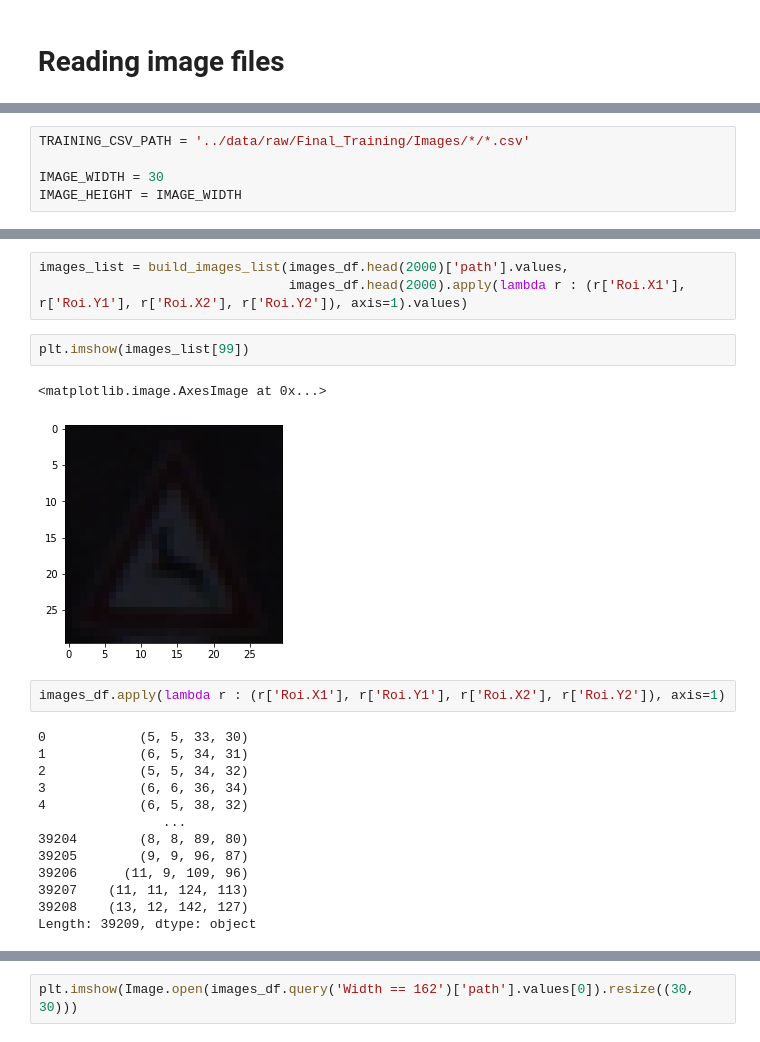
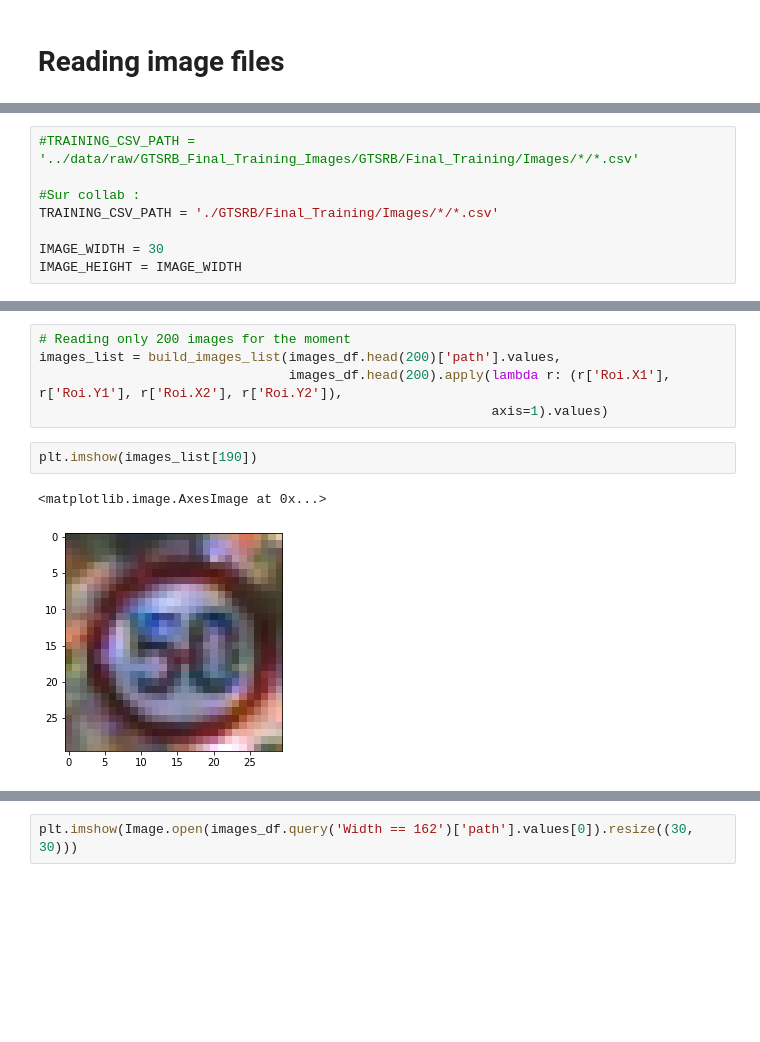
Before and after one commit to flo-pritzy/hands-on-2021, a Jupyter notebook: notebook/reading_images.ipynb, the cells around one changed output, grey strips where cells are left out. Saved outputs shown, nothing was run; the diff lists cells and outputs as text; blank space fills up the shorter version.

```diff
--- a/notebook/reading_images.ipynb
+++ b/notebook/reading_images.ipynb
@@ -11,5 +47,8 @@ import matplotlib.pyplot as plt
 # %%
-TRAINING_CSV_PATH = '../data/raw/Final_Training/Images/*/*.csv'
+#TRAINING_CSV_PATH = '../data/raw/GTSRB_Final_Training_Images/GTSRB/Final_Training/Images/*/*.csv'
+
+#Sur collab :
+TRAINING_CSV_PATH = './GTSRB/Final_Training/Images/*/*.csv'
 
 IMAGE_WIDTH = 30
 IMAGE_HEIGHT = IMAGE_WIDTH
@@ -90,23 +134,10 @@ images_df.head()
 # %%
-images_list = build_images_list(images_df.head(2000)['path'].values,
-                                images_df.head(2000).apply(lambda r : (r['Roi.X1'], r['Roi.Y1'], r['Roi.X2'], r['Roi.Y2']), axis=1).values)
+# Reading only 200 images for the moment
+images_list = build_images_list(images_df.head(200)['path'].values,
+                                images_df.head(200).apply(lambda r: (r['Roi.X1'], r['Roi.Y1'], r['Roi.X2'], r['Roi.Y2']),
+                                                          axis=1).values)
 # %%
-plt.imshow(images_list[99])
+plt.imshow(images_list[190])
 # %% [output]
 <matplotlib.image.AxesImage at 0x...>
-[figure, old version]
+[figure, new version]
-# %%
-images_df.apply(lambda r : (r['Roi.X1'], r['Roi.Y1'], r['Roi.X2'], r['Roi.Y2']), axis=1)
-# %% [output]
-0            (5, 5, 33, 30)
-1            (6, 5, 34, 31)
-2            (5, 5, 34, 32)
-3            (6, 6, 36, 34)
-4            (6, 5, 38, 32)
-                ...
-39204        (8, 8, 89, 80)
-39205        (9, 9, 96, 87)
-39206      (11, 9, 109, 96)
-39207    (11, 11, 124, 113)
-39208    (13, 12, 142, 127)
-Length: 39209, dtype: object
```
Also changed, not shown: parts of 63 cells of this notebook.
